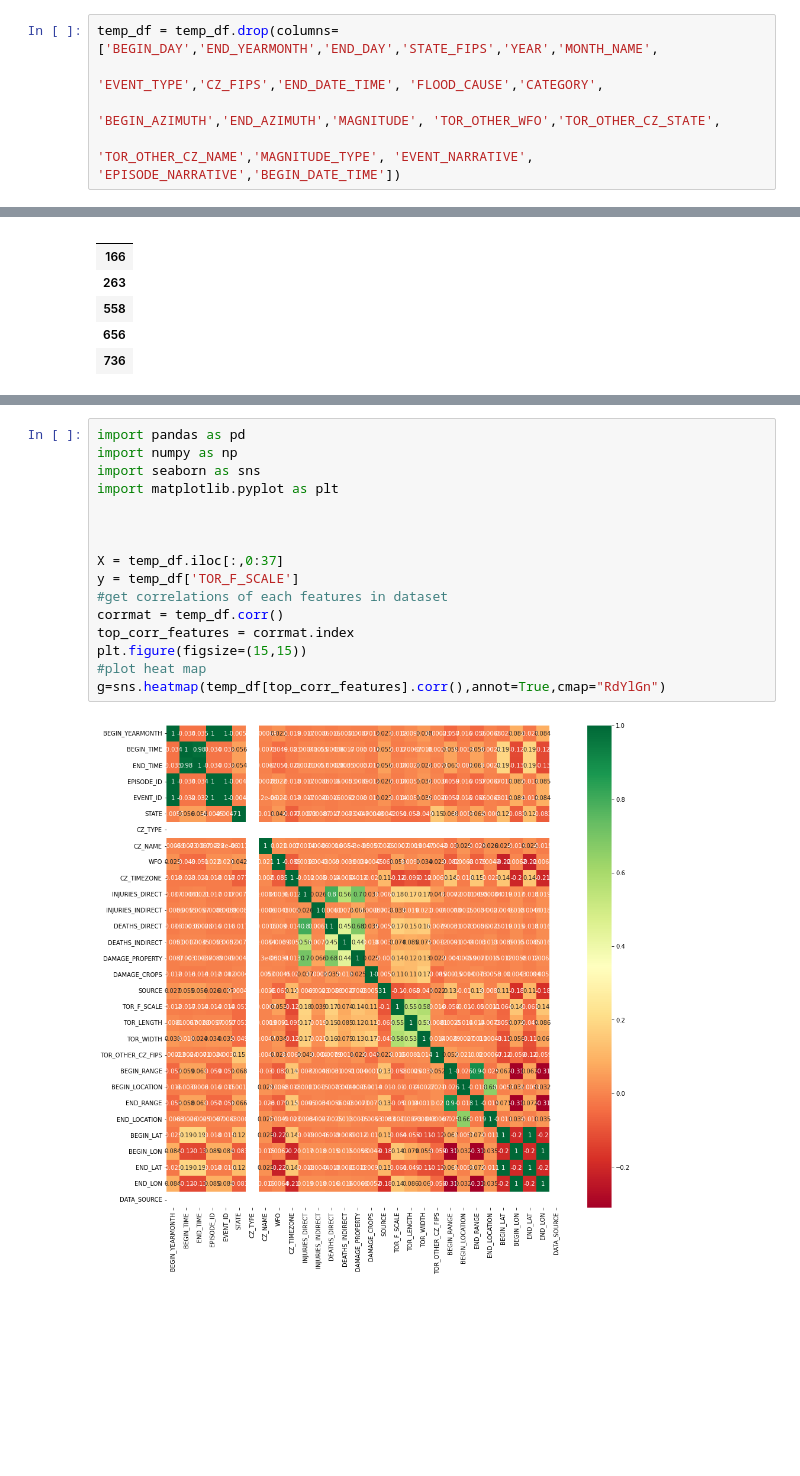
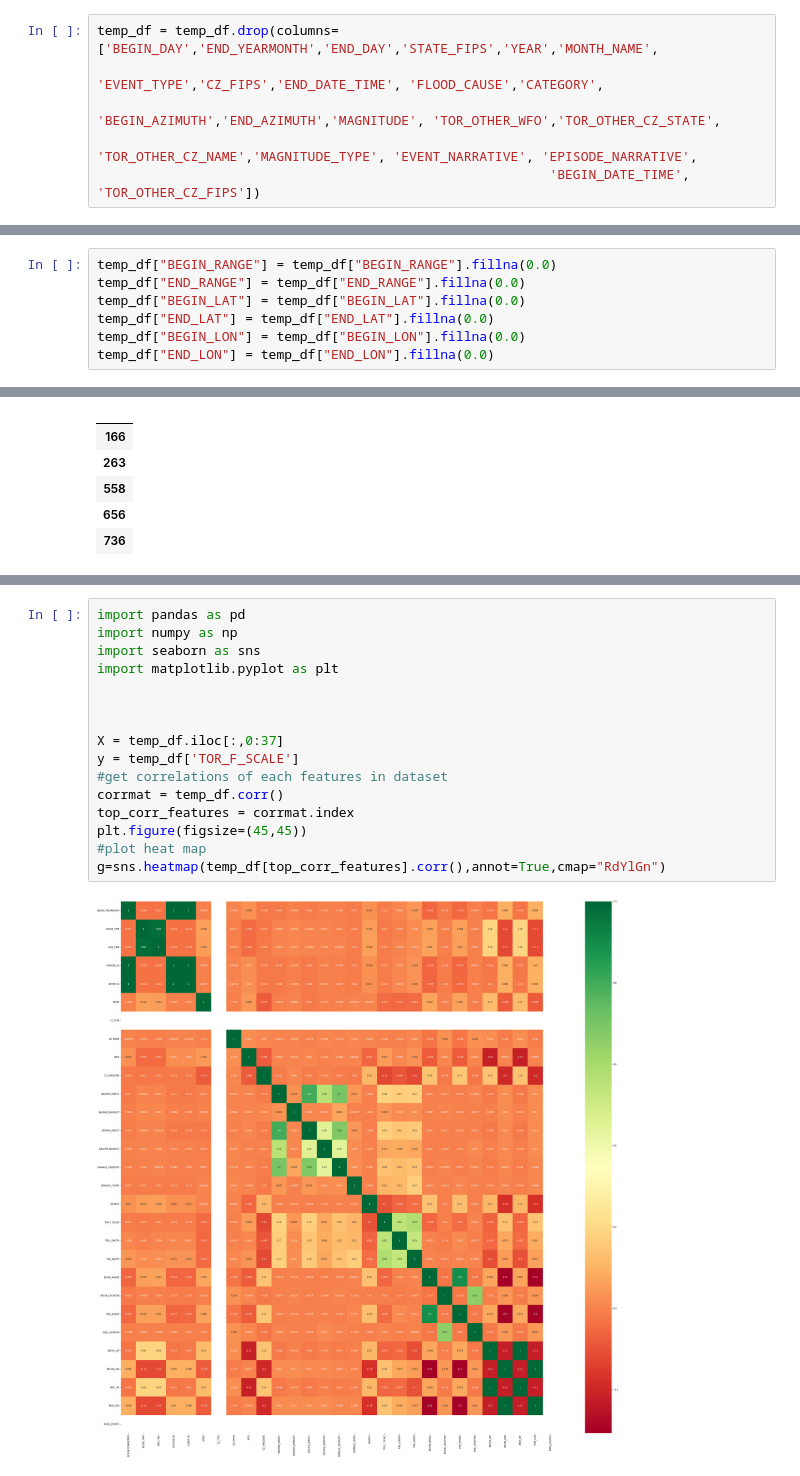
Before and after one commit to DorisSanchez-Velasquez/NaturalDisasterReport, a Jupyter notebook: main.ipynb, the cells around one changed output, grey strips where cells are left out. Drawn from its saved outputs; the diff is of its cells as text; blank space fills up the shorter version.

```diff
--- a/main.ipynb
+++ b/main.ipynb
@@ -49,7 +49,8 @@ temp_df = NaturalDisaster_Data.copy(deep=True)
 temp_df = temp_df.drop(columns=['BEGIN_DAY','END_YEARMONTH','END_DAY','STATE_FIPS','YEAR','MONTH_NAME',
                                                           'EVENT_TYPE','CZ_FIPS','END_DATE_TIME', 'FLOOD_CAUSE','CATEGORY',
                                                           'BEGIN_AZIMUTH','END_AZIMUTH','MAGNITUDE', 'TOR_OTHER_WFO','TOR_OTHER_CZ_STATE',
-                                                          'TOR_OTHER_CZ_NAME','MAGNITUDE_TYPE', 'EVENT_NARRATIVE', 'EPISODE_NARRATIVE','BEGIN_DATE_TIME'])
+                                                          'TOR_OTHER_CZ_NAME','MAGNITUDE_TYPE', 'EVENT_NARRATIVE', 'EPISODE_NARRATIVE',
+                                                          'BEGIN_DATE_TIME', 'TOR_OTHER_CZ_FIPS'])
 # %%
 temp_df = temp_df.dropna(subset = ['TOR_F_SCALE'])
 len(temp_df)
@@ -114,6 +111,13 @@ array([0, 2, 1, 3, 4, 5], dtype=object)
 temp_df['DAMAGE_PROPERTY'] = temp_df['DAMAGE_PROPERTY'].astype('float')
 temp_df['DAMAGE_CROPS'] = temp_df['DAMAGE_CROPS'].astype('float')
 temp_df['TOR_F_SCALE'] = temp_df['TOR_F_SCALE'].astype('int')
+# %%
+temp_df["BEGIN_RANGE"] = temp_df["BEGIN_RANGE"].fillna(0.0)
+temp_df["END_RANGE"] = temp_df["END_RANGE"].fillna(0.0)
+temp_df["BEGIN_LAT"] = temp_df["BEGIN_LAT"].fillna(0.0)
+temp_df["END_LAT"] = temp_df["END_LAT"].fillna(0.0)
+temp_df["BEGIN_LON"] = temp_df["BEGIN_LON"].fillna(0.0)
+temp_df["END_LON"] = temp_df["END_LON"].fillna(0.0)
 # %%
 categorical_df = temp_df.select_dtypes(include=['object']).copy()
 categorical_df.head()
@@ -129,18 +133,18 @@ categorical_df.head()
 # %%
 import pandas as pd
 import numpy as np
 import seaborn as sns
 import matplotlib.pyplot as plt
 
 
 
 X = temp_df.iloc[:,0:37]
 y = temp_df['TOR_F_SCALE']
 #get correlations of each features in dataset
 corrmat = temp_df.corr()
 top_corr_features = corrmat.index
-plt.figure(figsize=(15,15))
+plt.figure(figsize=(45,45))
 #plot heat map
 g=sns.heatmap(temp_df[top_corr_features].corr(),annot=True,cmap="RdYlGn")
 # %% [output]
-[figure, old version]
+[figure, new version]
```
Also changed, not shown: parts of 9 cells of this notebook.
